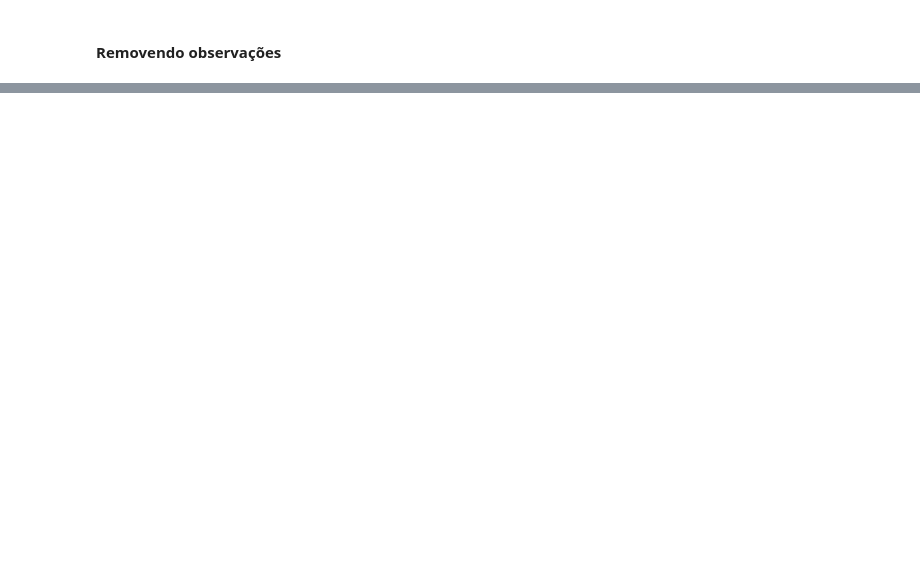
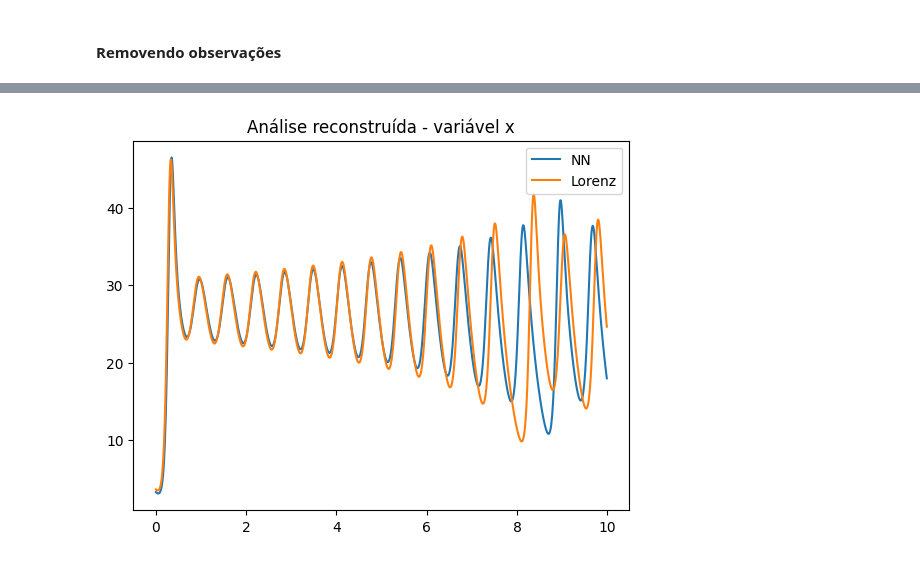
Before and after one commit to G-Assimila/pvlncc2026, a Jupyter notebook: notebooks/NN_KF_LNCC_2026.ipynb, the cells around one changed output, grey strips where cells are left out. Saved outputs shown, nothing was run; the diff lists cells and outputs as text; code cells hidden in the pictures; blank space fills up the shorter version.

```diff
--- a/notebooks/NN_KF_LNCC_2026.ipynb
+++ b/notebooks/NN_KF_LNCC_2026.ipynb
@@ -204,0 +268,26 @@ plt.show()
+# %%
+fmax = len(df)
+q = np.arange(0, 1000 * 0.01, 0.01)
+
+start = 1000
+end   = 2000
+dt = 0.01
+
+x_obs_slice = X_test[start+1:end, 5]
+
+obs_idx = np.where(x_obs_slice != 0)[0]
+
+obs_values = x_obs_slice[obs_idx]
+
+t_obs = obs_idx * dt
+
+plt.figure()
+
+plt.plot(q, x_analysis_pred[start:end,2], label="NN")
+plt.plot(q, lorenz_true[start:end,2], label="Lorenz")
+
+plt.legend()
+plt.title("Análise reconstruída - variável x")
+plt.show()
+# %% [output]
+[figure, added]
```
Also changed, not shown: parts of 33 cells of this notebook.
